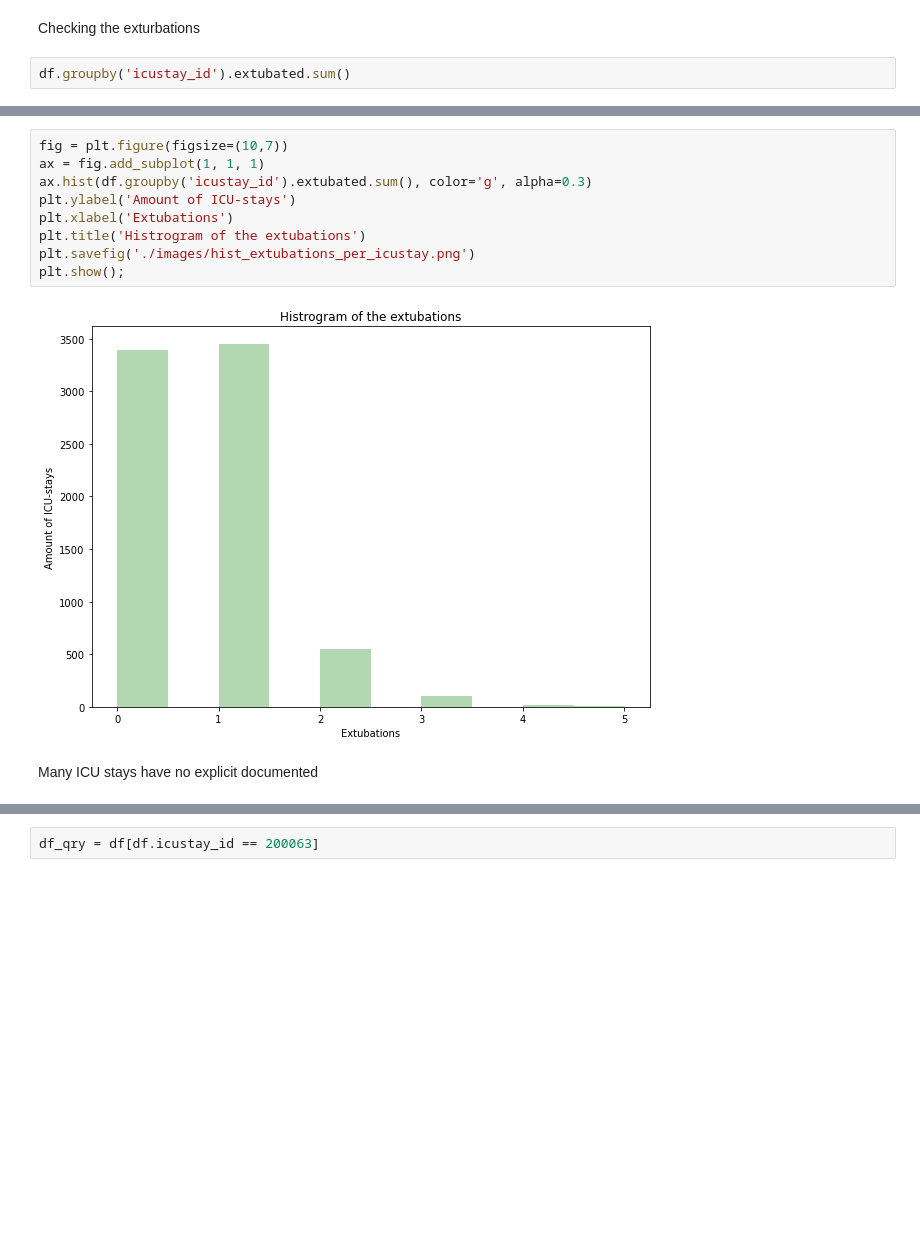
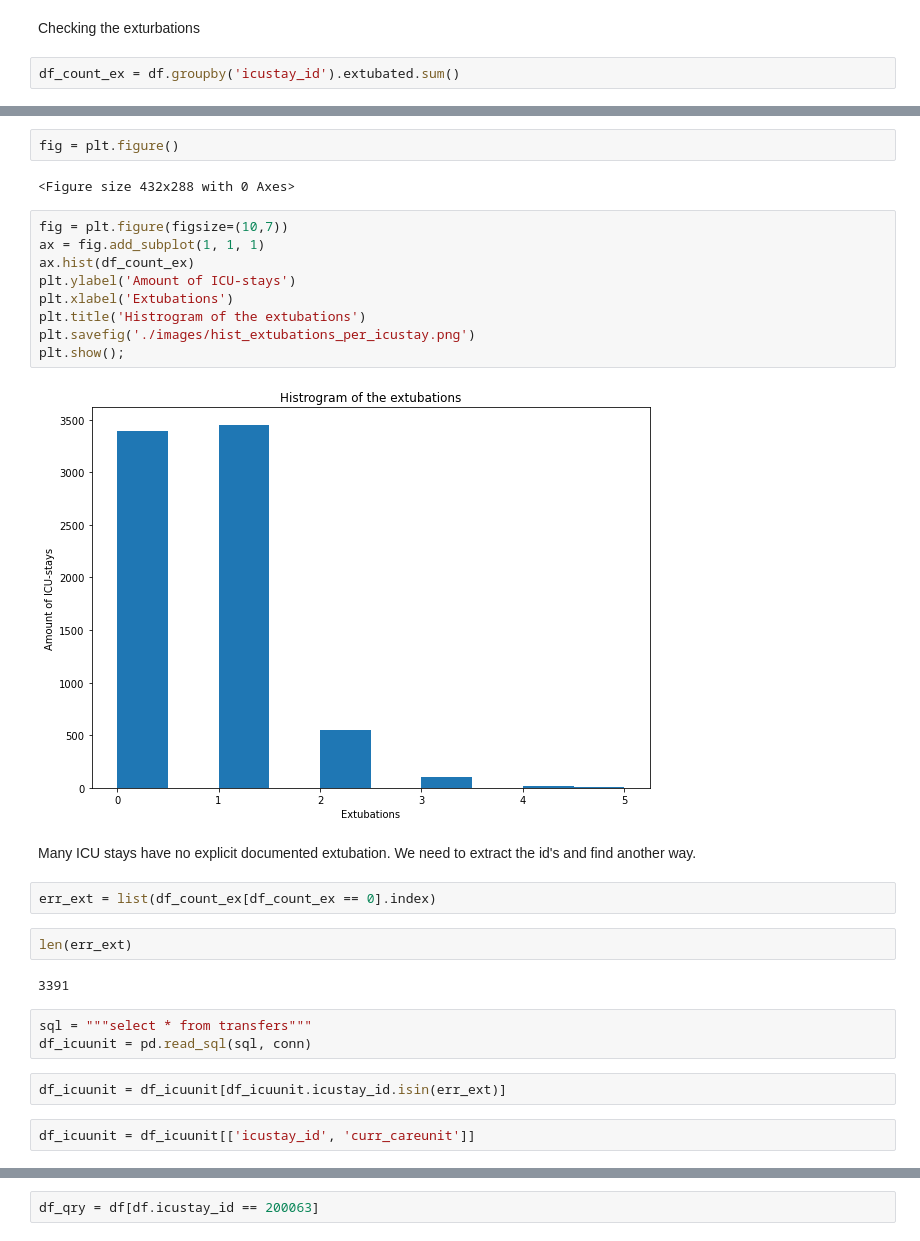
Before and after one commit to m-kno/mimic3, a Jupyter notebook: MIMIC_EDA.ipynb, the cells around one changed output, grey strips where cells are left out. Saved outputs shown, nothing was run; the diff lists cells and outputs as text; blank space fills up the shorter version.

```diff
--- a/MIMIC_EDA.ipynb
+++ b/MIMIC_EDA.ipynb
@@ -169,4 +169,4 @@ memory usage: 31.7 MB
 # %% [markdown]
 Checking the exturbations
 # %%
-df.groupby('icustay_id').extubated.sum()
+df_count_ex = df.groupby('icustay_id').extubated.sum()
@@ -191,13 +173,30 @@ Name: extubated, Length: 7514, dtype: int64
+# %%
+fig = plt.figure()
+# %% [output]
+<Figure size 432x288 with 0 Axes>
 # %%
 fig = plt.figure(figsize=(10,7))
 ax = fig.add_subplot(1, 1, 1)
-ax.hist(df.groupby('icustay_id').extubated.sum(), color='g', alpha=0.3)
+ax.hist(df_count_ex)
 plt.ylabel('Amount of ICU-stays')
 plt.xlabel('Extubations')
 plt.title('Histrogram of the extubations')
 plt.savefig('./images/hist_extubations_per_icustay.png')
 plt.show();
 # %% [output]
-[figure, old version]
+[figure, new version]
 # %% [markdown]
-Many ICU stays have no explicit documented
+Many ICU stays have no explicit documented extubation. We need to extract the id's and find another way.
+# %%
+err_ext = list(df_count_ex[df_count_ex == 0].index)
+# %%
+len(err_ext)
+# %% [output]
+3391
+# %%
+sql = """select * from transfers"""
+df_icuunit = pd.read_sql(sql, conn)
+# %%
+df_icuunit = df_icuunit[df_icuunit.icustay_id.isin(err_ext)]
+# %%
+df_icuunit = df_icuunit[['icustay_id', 'curr_careunit']]
```
Also changed, not shown: parts of 7 cells of this notebook, 2 other files.
